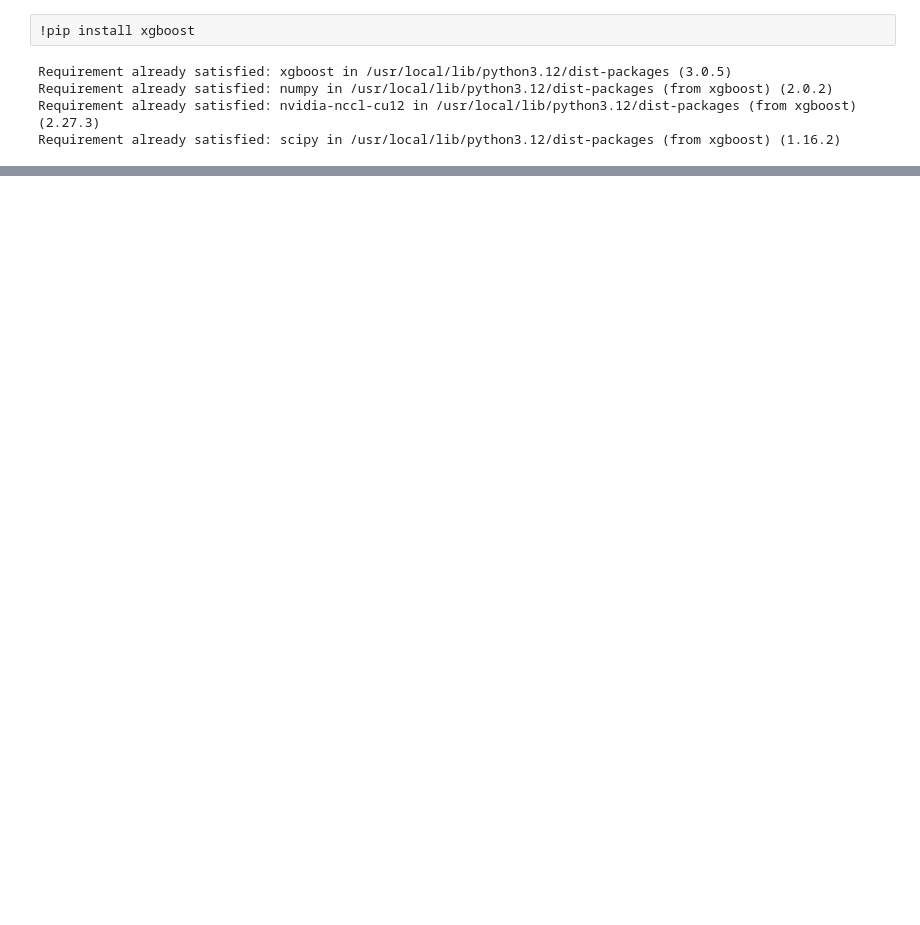
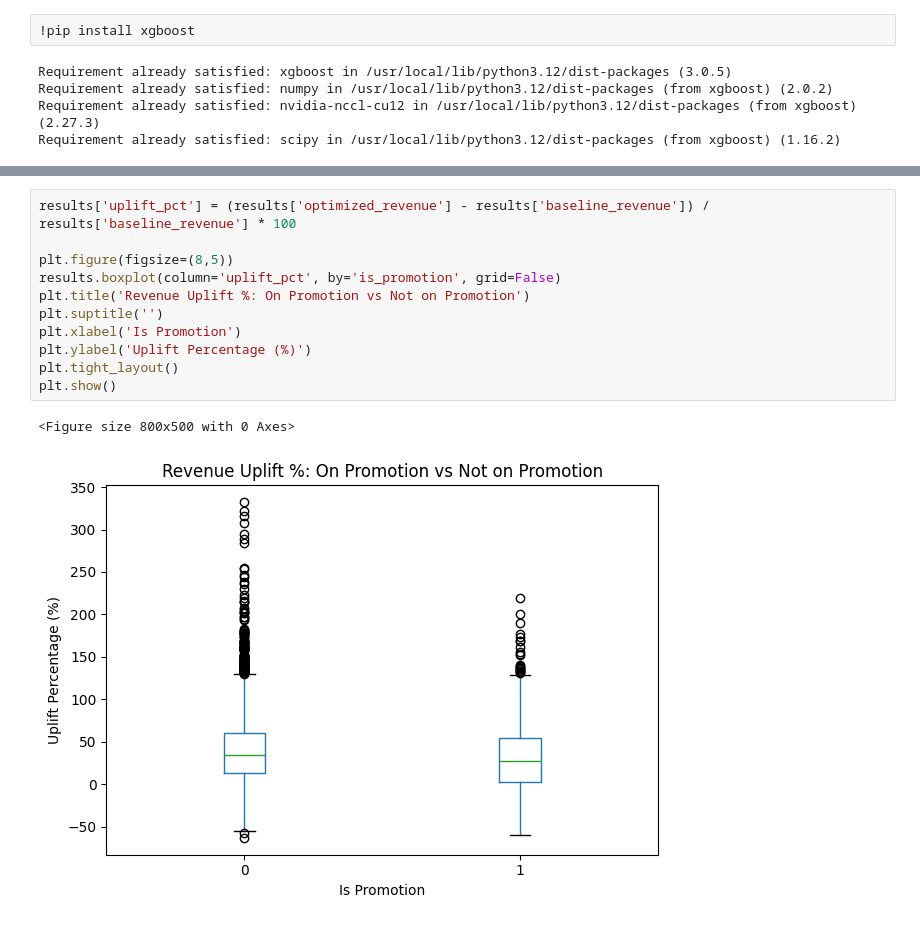
Before and after one commit to Faraz011/Assignment-AIML-Lab, a Jupyter notebook: Dynamic_Pricing_Project.ipynb, the cells around one changed output, grey strips where cells are left out. Drawn from its saved outputs; the diff is of its cells as text; blank space fills up the shorter version.

```diff
--- a/Dynamic_Pricing_Project.ipynb
+++ b/Dynamic_Pricing_Project.ipynb
@@ -194,0 +378,14 @@ Root Mean Squared Error: 105.16855332774647
+# %%
+results['uplift_pct'] = (results['optimized_revenue'] - results['baseline_revenue']) / results['baseline_revenue'] * 100
+
+plt.figure(figsize=(8,5))
+results.boxplot(column='uplift_pct', by='is_promotion', grid=False)
+plt.title('Revenue Uplift %: On Promotion vs Not on Promotion')
+plt.suptitle('')
+plt.xlabel('Is Promotion')
+plt.ylabel('Uplift Percentage (%)')
+plt.tight_layout()
+plt.show()
+# %% [output]
+<Figure size 800x500 with 0 Axes>
+[figure, added]
```
Also changed, not shown: parts of 16 cells of this notebook.
